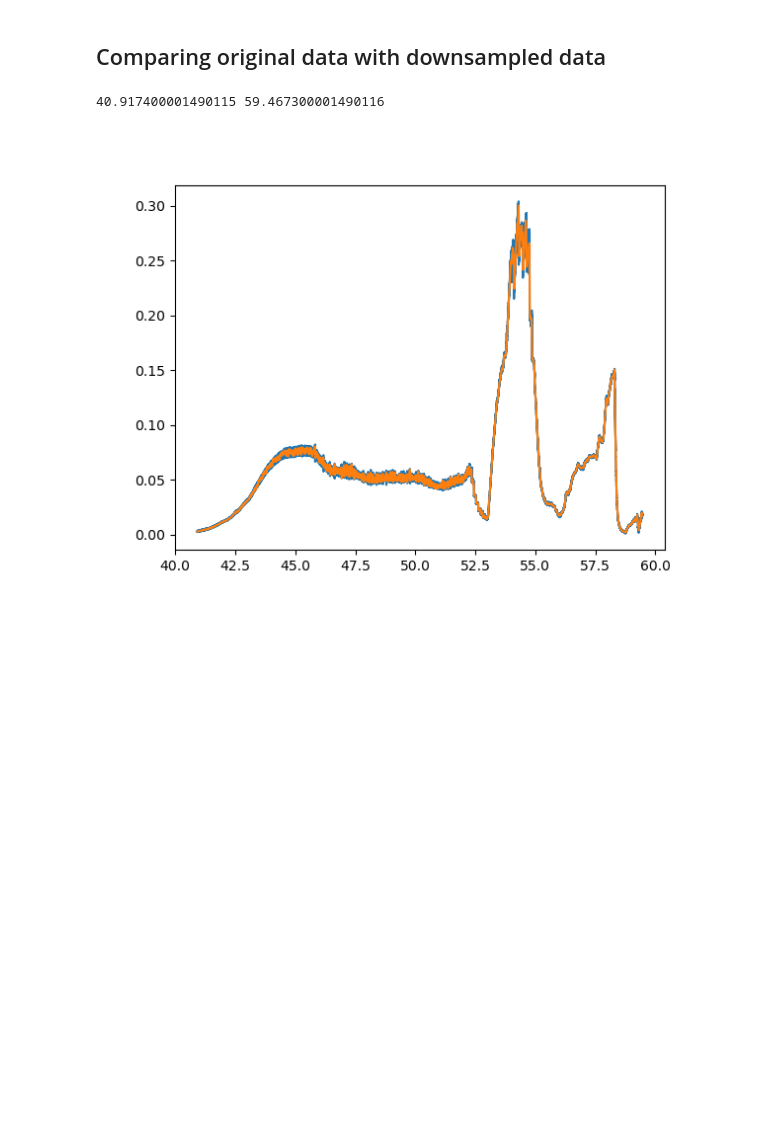
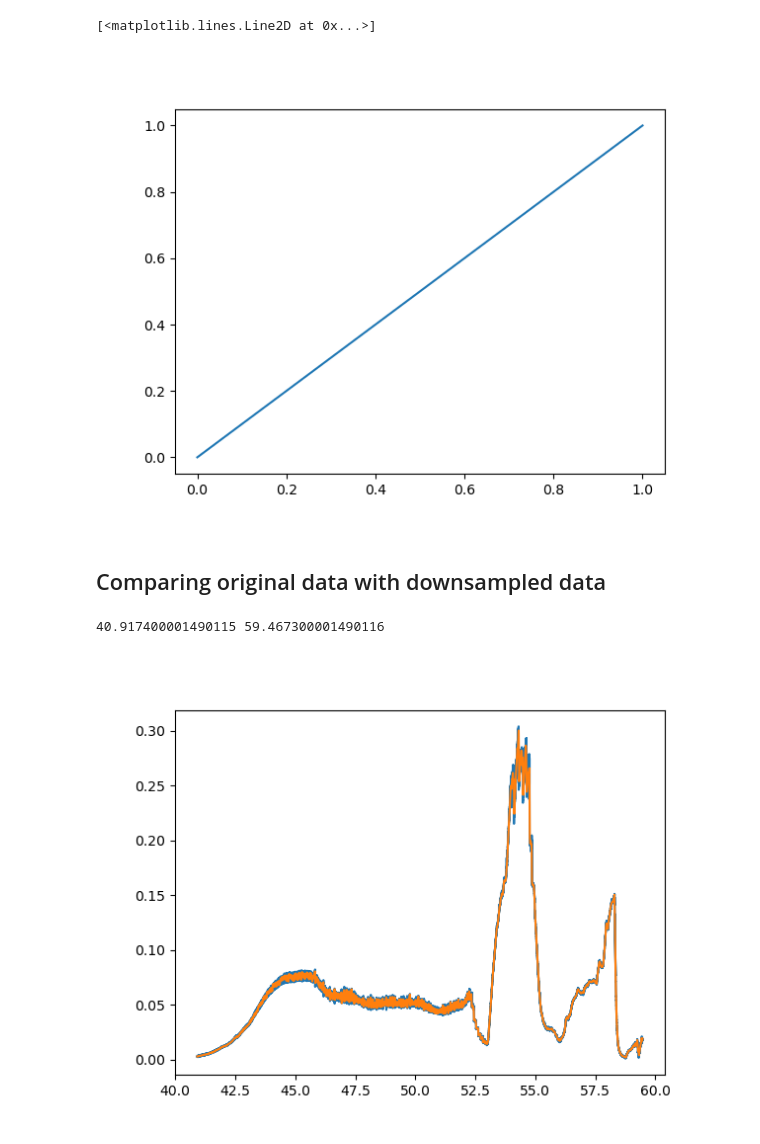
Before and after one commit to maxtost10/SPC-Runaway_Classifier, a Jupyter notebook: Processing_Data/Exploratory Data Analysis.ipynb, the cells around one changed output. Saved outputs shown, nothing was run; the diff lists cells and outputs as text; code cells hidden in the pictures; blank space fills up the shorter version.

```diff
--- a/Processing_Data/Exploratory Data Analysis.ipynb
+++ b/Processing_Data/Exploratory Data Analysis.ipynb
@@ -15,3 +71,9 @@ from Server_Scripts.remote_processing_csv import *
+# %%
+plt.close()
+plt.plot(x, x)
+# %% [output]
+[<matplotlib.lines.Line2D at 0x...>]
+[figure, added]
 # %% [markdown]
 ## Comparing original data with downsampled data
 # %%
```
Also changed, not shown: parts of 10 cells of this notebook.
